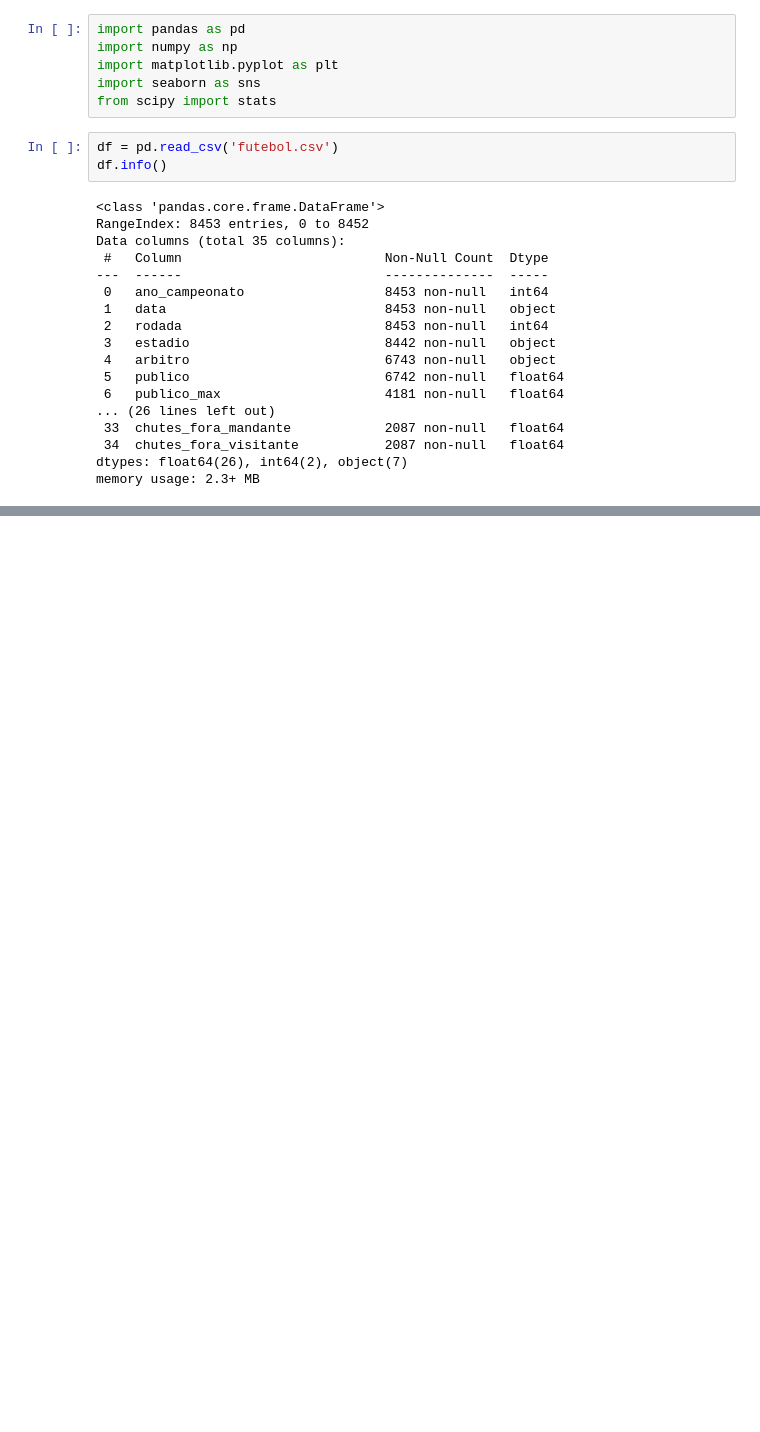
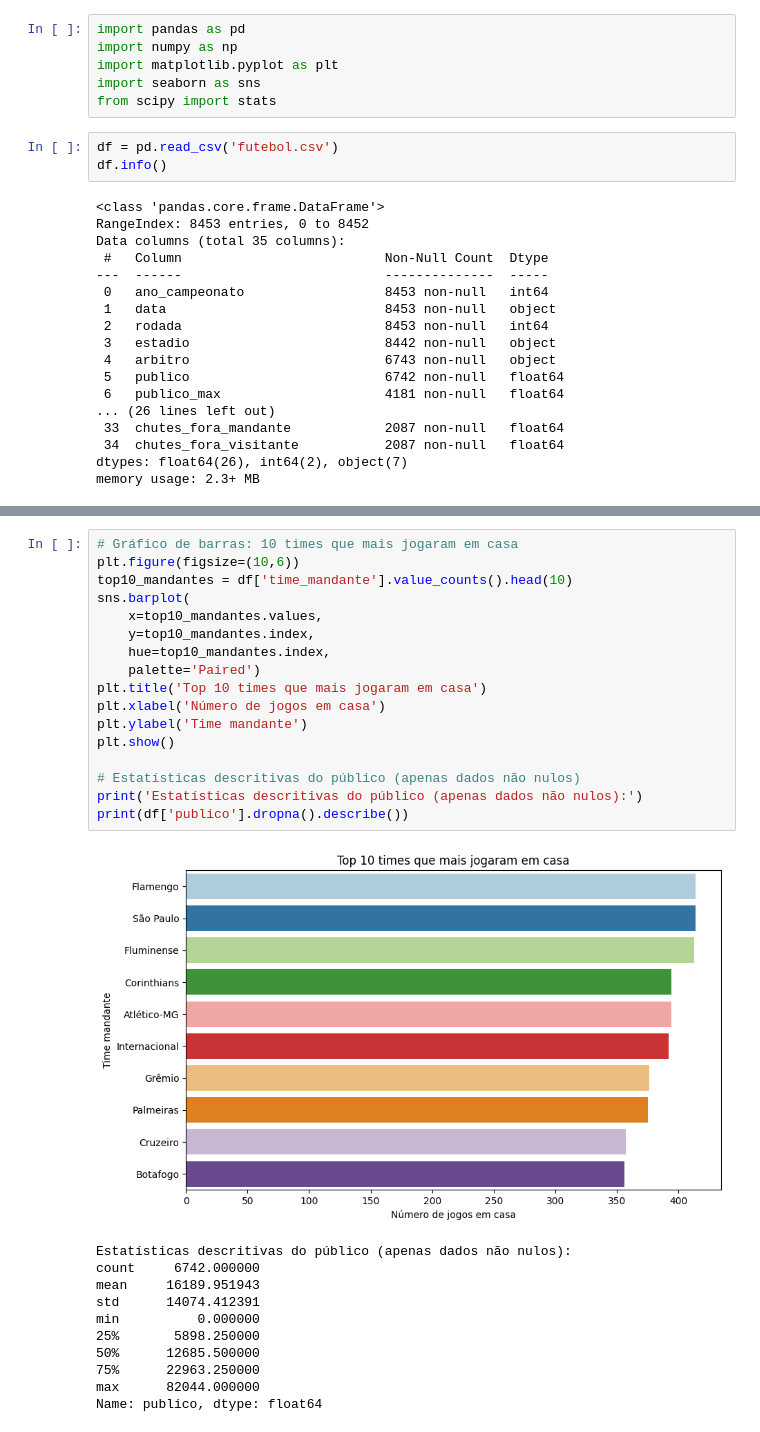
Before and after one commit to Danilus04/CienciaDeDados, a Jupyter notebook: AtividadeLab2/notebook.ipynb, the cells around one changed output, grey strips where cells are left out. Cells and saved outputs as stored; diff of their text form; blank space fills up the shorter version.

```diff
--- a/AtividadeLab2/notebook.ipynb
+++ b/AtividadeLab2/notebook.ipynb
@@ -27,0 +104,29 @@ memory usage: 2.3+ MB
+# %%
+# Gráfico de barras: 10 times que mais jogaram em casa
+plt.figure(figsize=(10,6))
+top10_mandantes = df['time_mandante'].value_counts().head(10)
+sns.barplot(
+    x=top10_mandantes.values,
+    y=top10_mandantes.index,
+    hue=top10_mandantes.index,
+    palette='Paired')
+plt.title('Top 10 times que mais jogaram em casa')
+plt.xlabel('Número de jogos em casa')
+plt.ylabel('Time mandante')
+plt.show()
+
+# Estatísticas descritivas do público (apenas dados não nulos)
+print('Estatísticas descritivas do público (apenas dados não nulos):')
+print(df['publico'].dropna().describe())
+# %% [output]
+[figure, added]
+Estatísticas descritivas do público (apenas dados não nulos):
+count     6742.000000
+mean     16189.951943
+std      14074.412391
+min          0.000000
+25%       5898.250000
+50%      12685.500000
+75%      22963.250000
+max      82044.000000
+Name: publico, dtype: float64
```
Also changed, not shown: parts of 8 cells of this notebook.
